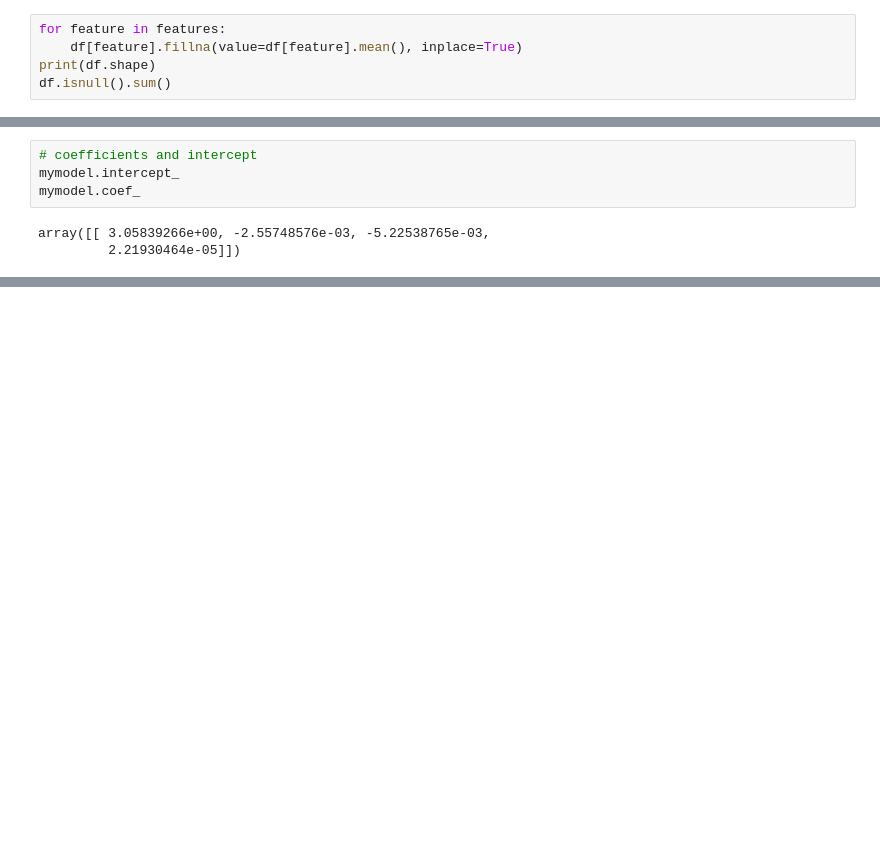
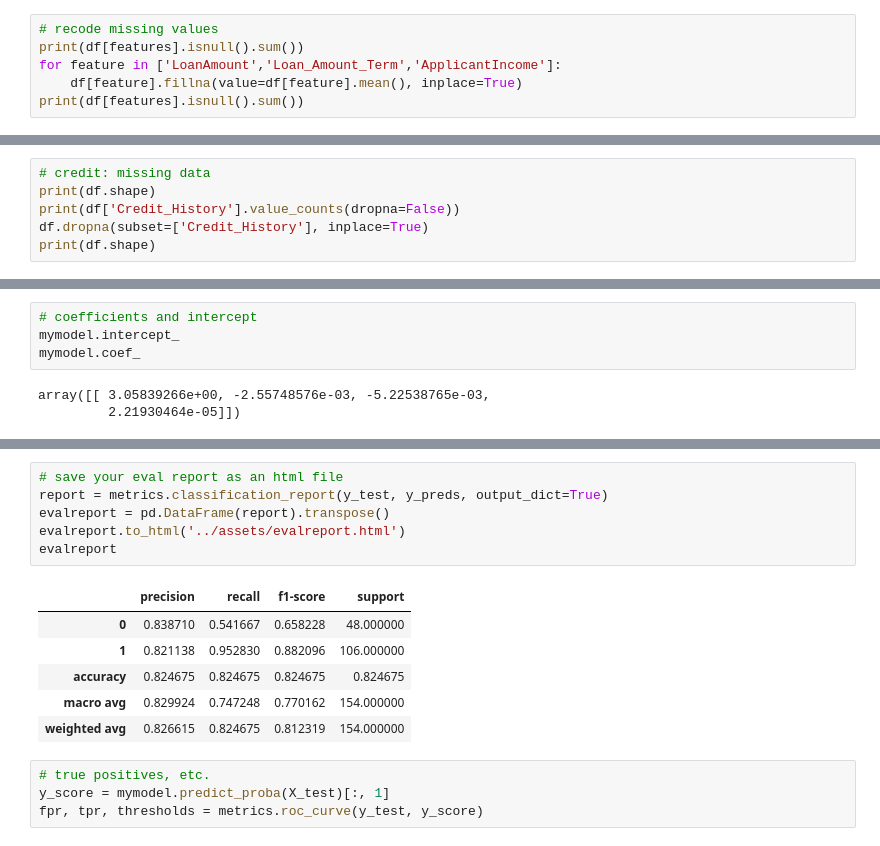
Before and after one commit to austinlasseter/simple-ml-apps, a Jupyter notebook: analysis/loan-approval-linear-regression.ipynb, the cells around one changed output, grey strips where cells are left out. Drawn from its saved outputs; the diff is of its cells as text; blank space fills up the shorter version.

```diff
--- a/analysis/loan-approval-linear-regression.ipynb
+++ b/analysis/loan-approval-linear-regression.ipynb
@@ -17,7 +20,8 @@ df.shape
 features = ['Credit_History','LoanAmount','Loan_Amount_Term','ApplicantIncome']
 # %%
-for feature in features:
+# recode missing values
+print(df[features].isnull().sum())
+for feature in ['LoanAmount','Loan_Amount_Term','ApplicantIncome']:
     df[feature].fillna(value=df[feature].mean(), inplace=True)
-print(df.shape)
-df.isnull().sum()
+print(df[features].isnull().sum())
 # %% [output]
@@ -38,0 +57,6 @@ dtype: int64
+# %%
+# credit: missing data
+print(df.shape)
+print(df['Credit_History'].value_counts(dropna=False))
+df.dropna(subset=['Credit_History'], inplace=True)
+print(df.shape)
@@ -89,0 +117,17 @@ metrics.classification_report(y_true, y_pred)
+# %%
+# save your eval report as an html file
+report = metrics.classification_report(y_test, y_preds, output_dict=True)
+evalreport = pd.DataFrame(report).transpose()
+evalreport.to_html('../assets/evalreport.html')
+evalreport
+# %% [output]
+|  | precision | recall | f1-score | support |
+| 0 | 0.838710 | 0.541667 | 0.658228 | 48.000000 |
+| 1 | 0.821138 | 0.952830 | 0.882096 | 106.000000 |
+| accuracy | 0.824675 | 0.824675 | 0.824675 | 0.824675 |
+| macro avg | 0.829924 | 0.747248 | 0.770162 | 154.000000 |
+| weighted avg | 0.826615 | 0.824675 | 0.812319 | 154.000000 |
+# %%
+# true positives, etc.
+y_score = mymodel.predict_proba(X_test)[:, 1]
+fpr, tpr, thresholds = metrics.roc_curve(y_test, y_score)
```
Also changed, not shown: parts of 25 cells of this notebook, 11 other files.
